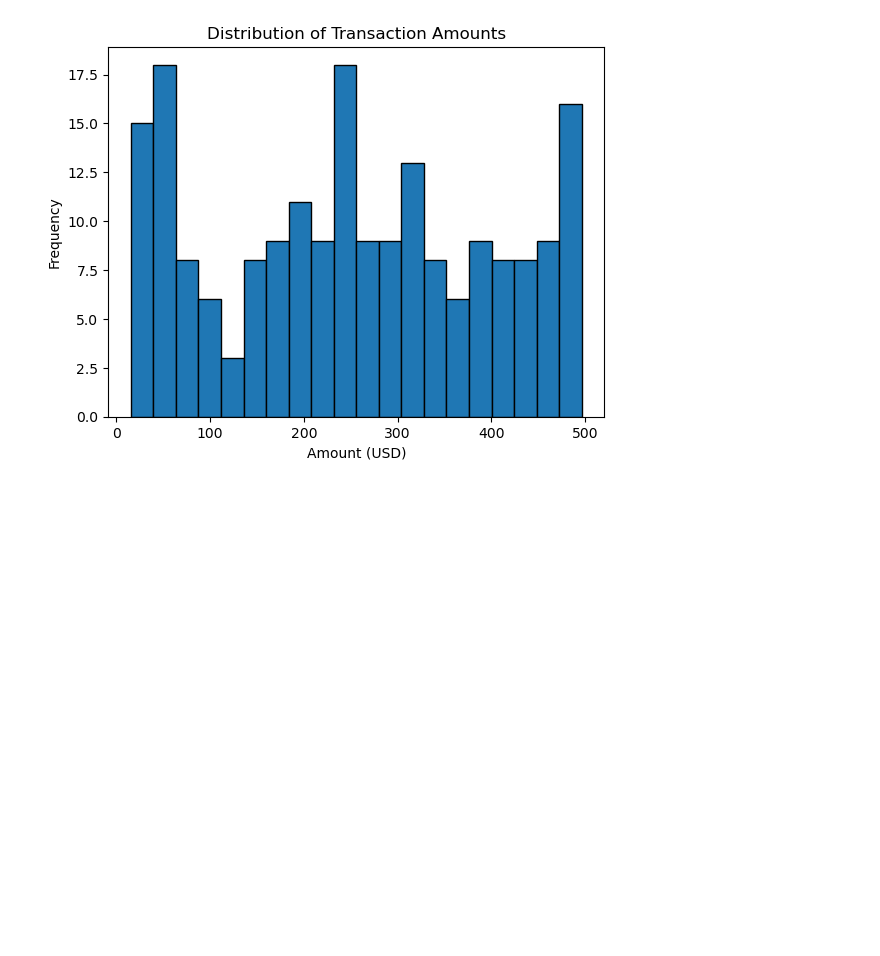
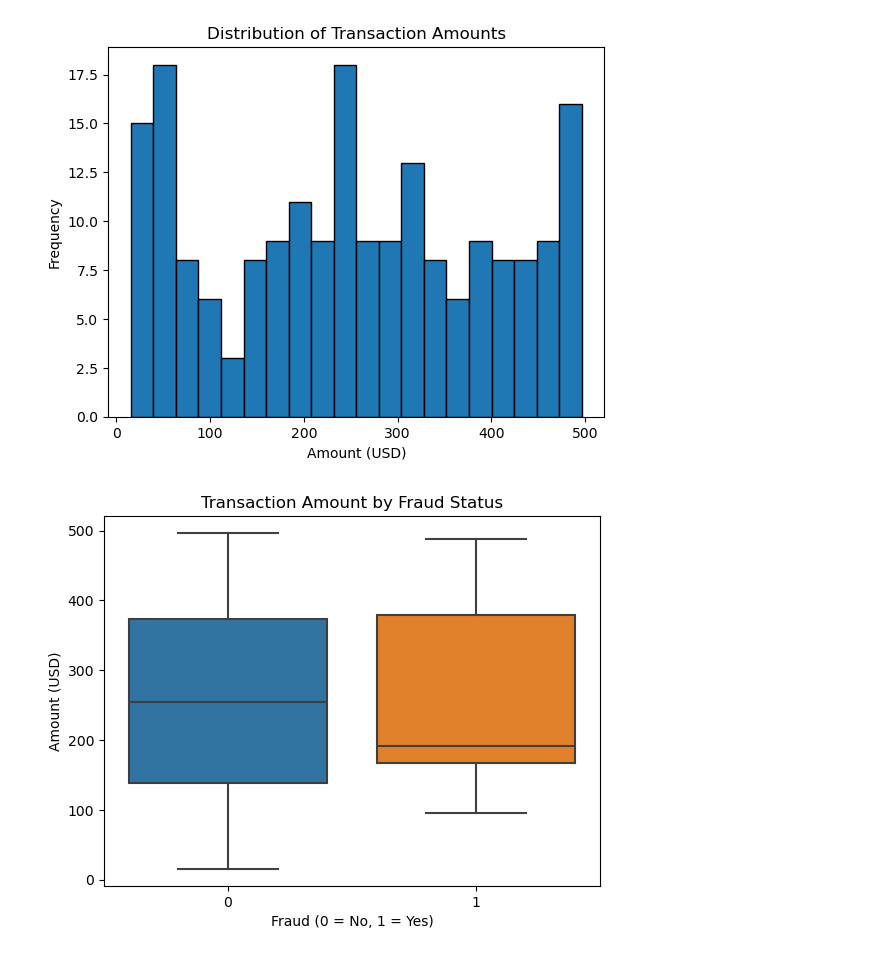
Before and after one commit to Elsie-ND/Data-Analysis-Practice, a Jupyter notebook: Data Analysis.ipynb, the cells around one changed output. Cells and saved outputs as stored; diff of their text form; code cells hidden in the pictures; blank space fills up the shorter version.

```diff
--- a/Data Analysis.ipynb
+++ b/Data Analysis.ipynb
@@ -253,3 +253,13 @@ plt.ylabel('Frequency')
 plt.show()
 # %% [output]
 [figure]
+# %%
+import seaborn as sns
+
+sns.boxplot(x='is_fraud', y='amount_usd', data=df)
+plt.title('Transaction Amount by Fraud Status')
+plt.xlabel('Fraud (0 = No, 1 = Yes)')
+plt.ylabel('Amount (USD)')
+plt.show()
+# %% [output]
+[figure, added]
```
Also changed, not shown: parts of 2 cells of this notebook.
